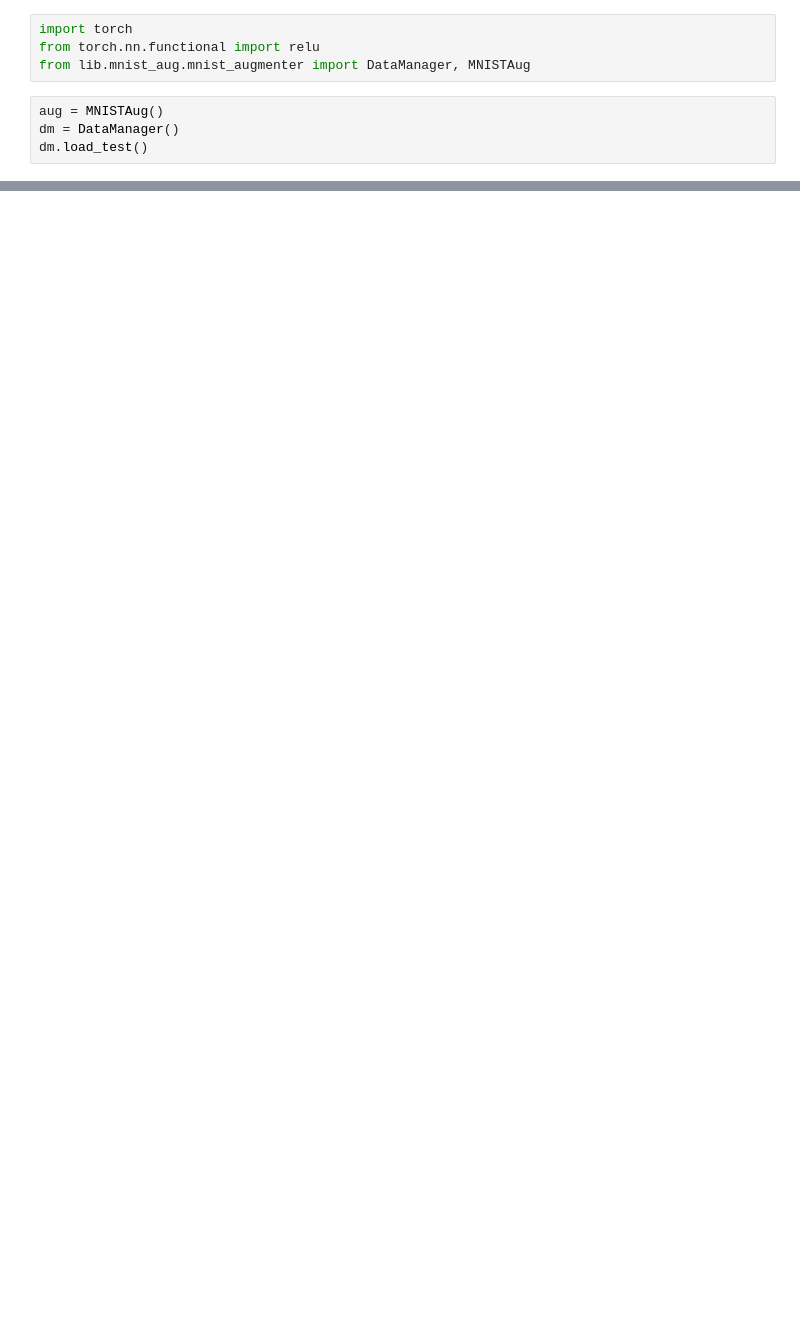
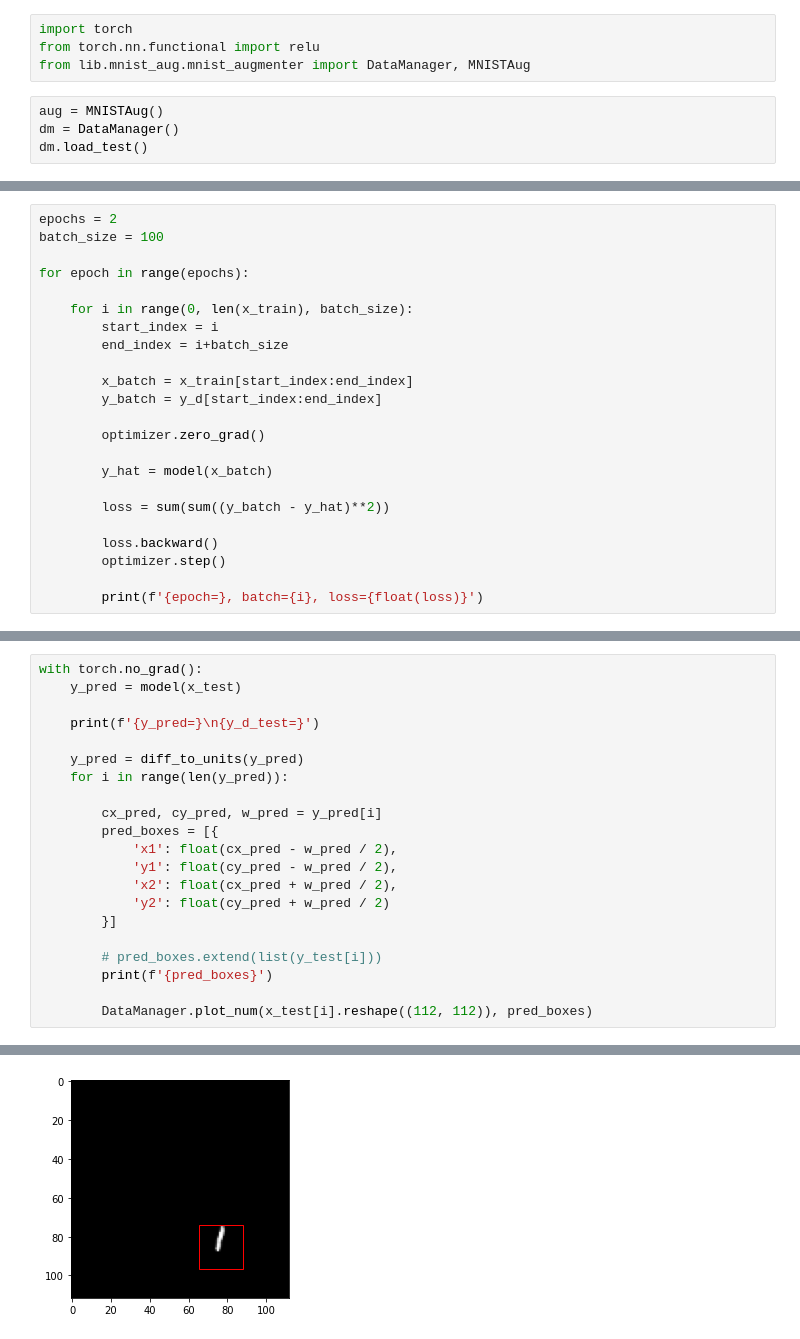
Before and after one commit to Akhilez/ml_gallery, a Jupyter notebook: ml_py/MLGallery/vision/detector_v1/detector_v1.ipynb, the cells around one changed output, grey strips where cells are left out. Cells and saved outputs as stored; diff of their text form; blank space fills up the shorter version.

```diff
--- a/ml_py/MLGallery/vision/detector_v1/detector_v1.ipynb
+++ b/ml_py/MLGallery/vision/detector_v1/detector_v1.ipynb
@@ -94,0 +95,23 @@ tensor(0.8739, grad_fn=<AddBackward0>)
+# %%
+epochs = 2
+batch_size = 100
+
+for epoch in range(epochs):
+
+    for i in range(0, len(x_train), batch_size):
+        start_index = i
+        end_index = i+batch_size
+
+        x_batch = x_train[start_index:end_index]
+        y_batch = y_d[start_index:end_index]
+
+        optimizer.zero_grad()
+
+        y_hat = model(x_batch)
+
+        loss = sum(sum((y_batch - y_hat)**2))
+
+        loss.backward()
+        optimizer.step()
+
+        print(f'{epoch=}, batch={i}, loss={float(loss)}')
@@ -94,0 +136,22 @@ tensor(0.8739, grad_fn=<AddBackward0>)
+# %%
+with torch.no_grad():
+    y_pred = model(x_test)
+
+    print(f'{y_pred=}\n{y_d_test=}')
+
+    y_pred = diff_to_units(y_pred)
+    for i in range(len(y_pred)):
+
+        cx_pred, cy_pred, w_pred = y_pred[i]
+        pred_boxes = [{
+            'x1': float(cx_pred - w_pred / 2),
+            'y1': float(cy_pred - w_pred / 2),
+            'x2': float(cx_pred + w_pred / 2),
+            'y2': float(cy_pred + w_pred / 2)
+        }]
+
+        # pred_boxes.extend(list(y_test[i]))
+        print(f'{pred_boxes}')
+
+        DataManager.plot_num(x_test[i].reshape((112, 112)), pred_boxes)
+# %% [output]
@@ -94,0 +164 @@ tensor(0.8739, grad_fn=<AddBackward0>)
+[figure, added]
```
Also changed, not shown: parts of 12 cells of this notebook, 2 other files.
